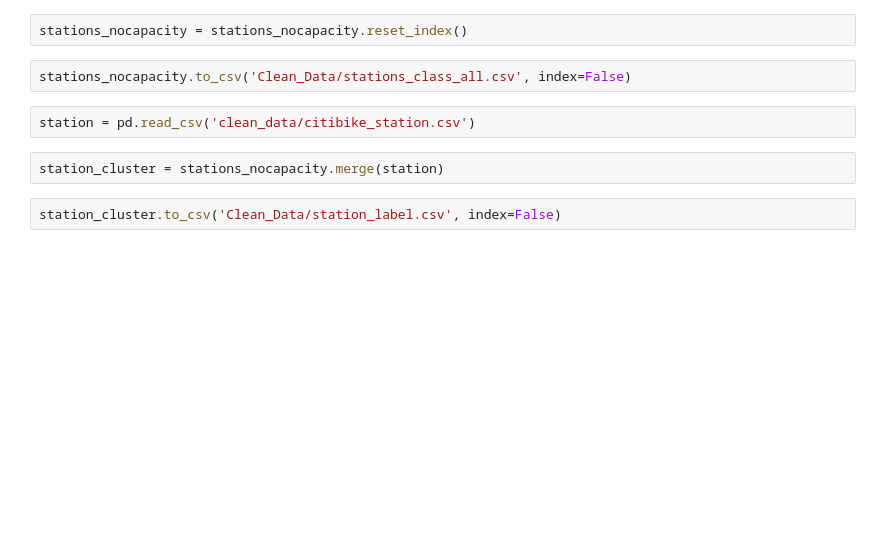
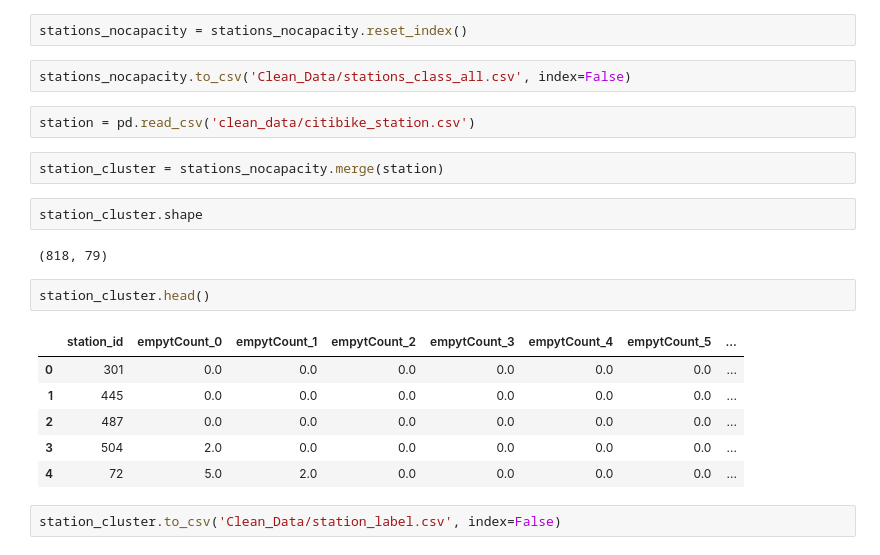
Before and after one commit to Sherryairui/CitiBike_Docker_Analysis, a Jupyter notebook: Docker_Cluster.ipynb, the cells around one changed output. Cells and saved outputs as stored; diff of their text form; blank space fills up the shorter version.

```diff
--- a/Docker_Cluster.ipynb
+++ b/Docker_Cluster.ipynb
@@ -400,5 +400,18 @@ stations_nocapacity.to_csv('Clean_Data/stations_class_all.csv', index=False)
 station = pd.read_csv('clean_data/citibike_station.csv')
 # %%
 station_cluster = stations_nocapacity.merge(station)
+# %%
+station_cluster.shape
+# %% [output]
+(818, 79)
+# %%
+station_cluster.head()
+# %% [output]
+|  | station_id | empytCount_0 | empytCount_1 | empytCount_2 | empytCount_3 | empytCount_4 | empytCount_5 | ... |
+| 0 | 301 | 0.0 | 0.0 | 0.0 | 0.0 | 0.0 | 0.0 | ... |
+| 1 | 445 | 0.0 | 0.0 | 0.0 | 0.0 | 0.0 | 0.0 | ... |
+| 2 | 487 | 0.0 | 0.0 | 0.0 | 0.0 | 0.0 | 0.0 | ... |
+| 3 | 504 | 2.0 | 0.0 | 0.0 | 0.0 | 0.0 | 0.0 | ... |
+| 4 | 72 | 5.0 | 2.0 | 0.0 | 0.0 | 0.0 | 0.0 | ... |
 # %%
 station_cluster.to_csv('Clean_Data/station_label.csv', index=False)
```
Also changed, not shown: 1 other file.
